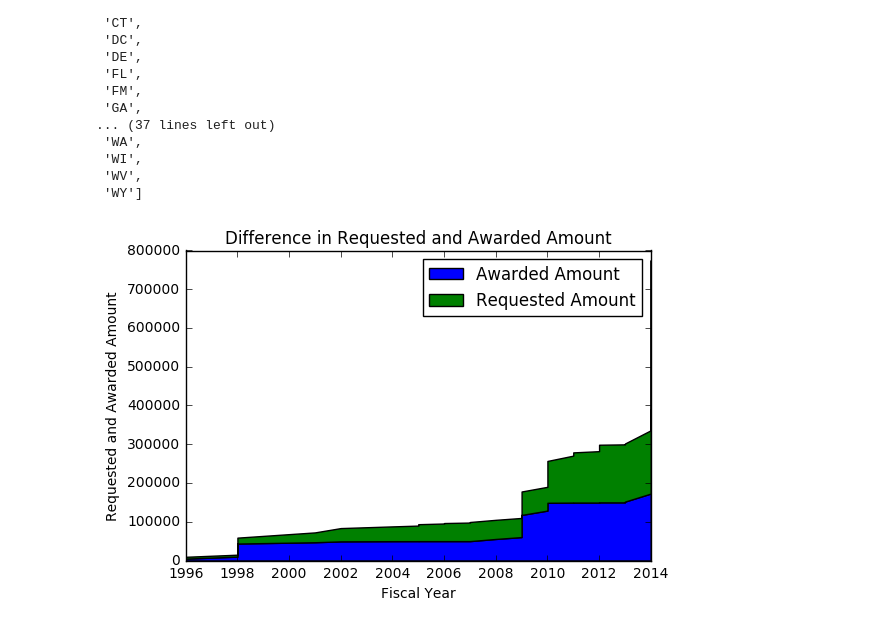
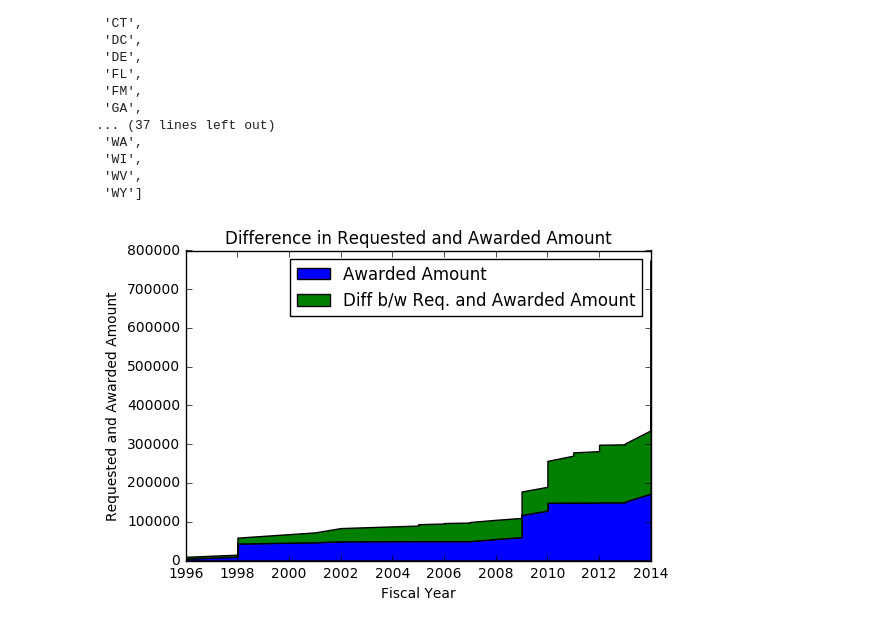
Before and after one commit to nikolausn/project-spring2017, a Jupyter notebook: part2/InteractivePlot_StateDiff.ipynb, the cells around one changed output. Saved outputs shown, nothing was run; the diff lists cells and outputs as text; code cells hidden in the pictures.

Commit message:
Updating State_Difference Plot

```diff
--- a/part2/InteractivePlot_StateDiff.ipynb
+++ b/part2/InteractivePlot_StateDiff.ipynb
@@ -102,14 +102,14 @@ items
 # %%
 def view(x=''):
     value = eq_state(x)
     plt.stackplot(np.sort(value['Fiscal Year']), np.sort(value['Requested Award Amount']), np.sort(value['Total Amount Awarded and Disbursed']))
     plt.xlabel('Fiscal Year')
     plt.ylabel('Requested and Awarded Amount')
     plt.title('Difference in Requested and Awarded Amount')
-    plt.legend(['Awarded Amount', 'Requested Amount'])
+    plt.legend(['Awarded Amount', 'Diff b/w Req. and Awarded Amount'])
     return plt.show()
 
 w = widgets.Dropdown(options=items)
 interactive(view, x=w)
 # %% [output]
-[figure, old version]
+[figure, new version]
```
